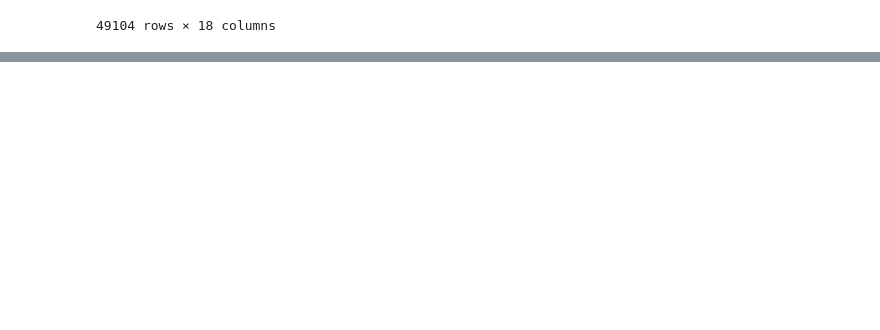
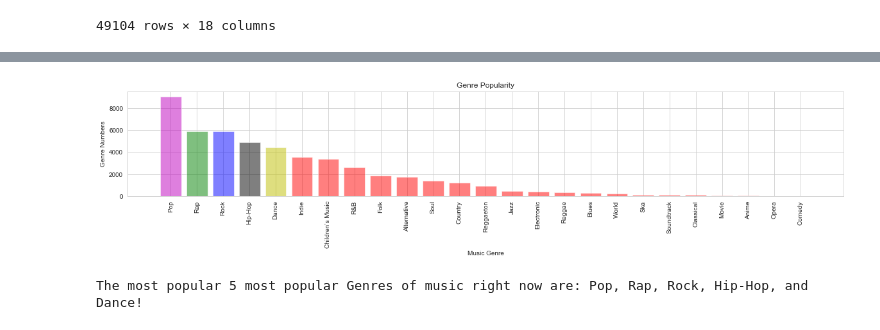
Before and after one commit to addiebrown/project-one, a Jupyter notebook: spotifyprojectone.ipynb, the cells around one changed output, grey strips where cells are left out. Saved outputs shown, nothing was run; the diff lists cells and outputs as text; code cells hidden in the pictures; blank space fills up the shorter version.

```diff
--- a/spotifyprojectone.ipynb
+++ b/spotifyprojectone.ipynb
@@ -111,15 +121,3 @@ dataframe.loc[dataframe['popularity'] == 1]
 | 230946 | Soul | James Brown | Papa's Got A Brand New Bag - Pt. 1 | 5aZzmPUv5a2nna9sxBrmpL | 1 | 0.51900 | 0.775 | 128973 | ... |
 | 231493 | Soul | Simply Red | The Air That I Breathe | 4Sfq2ZuUK9tS66eXqCCKRF | 1 | 0.21000 | 0.660 | 262827 | ... |
 49104 rows × 18 columns
-# %%
-genre = ["A Capella", "Alternative", "Anime", "Alternative", "Blues", "Children's Music", "Children’s Music",
-         "Classical", "Comedy", "Country", "Dance", "Electronic", "Folk", "Hip-Hop", "Indie", "Jazz", "Movie",
-         "Opera", "Pop", "R&B", "Rap", "Raggae", "Raggaeton", "Rock", "Ska", "Soul", "Soundtrack", "World"]
-popularity = []
-
-genre_group = dataframe.groupby("genre")
-total_popularity = (genre_group["genre"].sum())
-
-dataframe = total_popularity.dropna(how="any")
-total_popularity.count()
-genre_group.head()
@@ -144,0 +124,9 @@ genre_group.head()
+# %%
+#DO NOT TOUCH THIS CODE
+
+test=dataframe.loc[dataframe['popularity'] == 1]
+test=test[['genre','popularity']]
+test=test.groupby("genre").count()
+test=test.reset_index(inplace=False)
+test=test.sort_values('popularity',ascending=False)
+test
@@ -144,0 +151,5 @@ genre_group.head()
+# %%
+#DO NOT TOUCH THIS CODE
+
+list1=list(test['genre'])
+list1
@@ -144,0 +174,23 @@ genre_group.head()
+# %%
+#DO NOT TOUCH THIS CODE
+
+#graph the graph
+x_axis = np.arange(len(test))
+tick_locations = [value+0.4 for value in x_axis]
+
+plt.figure(figsize=(20,3))
+plt.title("Genre Popularity")
+plt.xlabel("Music Genre")
+plt.ylabel("Genre Numbers")
+
+plt.bar(x_axis, test["popularity"], alpha=0.5, align="edge",color='mgbkyrrrrrrrrrrrrrrrrrrr')
+plt.xticks(tick_locations, list1, rotation="vertical")
+plt.show()
+# %% [output]
+[figure, added]
+# %%
+#DO NOT TOUCH THIS CODE
+
+print("The most popular 5 most popular Genres of music right now are: Pop, Rap, Rock, Hip-Hop, and Dance!")
+# %% [output]
+The most popular 5 most popular Genres of music right now are: Pop, Rap, Rock, Hip-Hop, and Dance!
```
Also changed, not shown: parts of 16 cells of this notebook, 4 other files.
